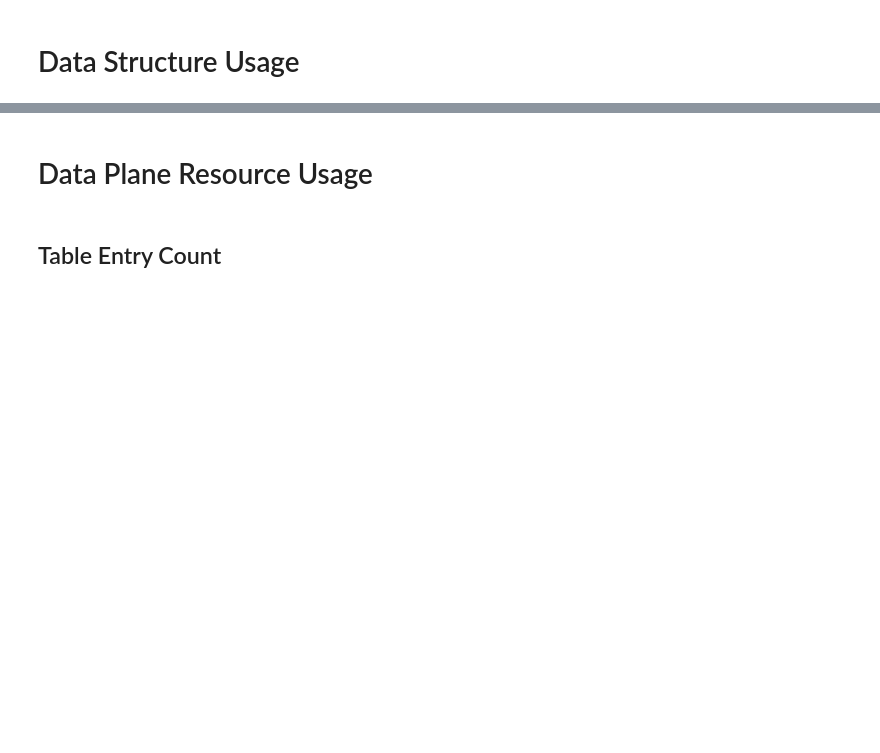
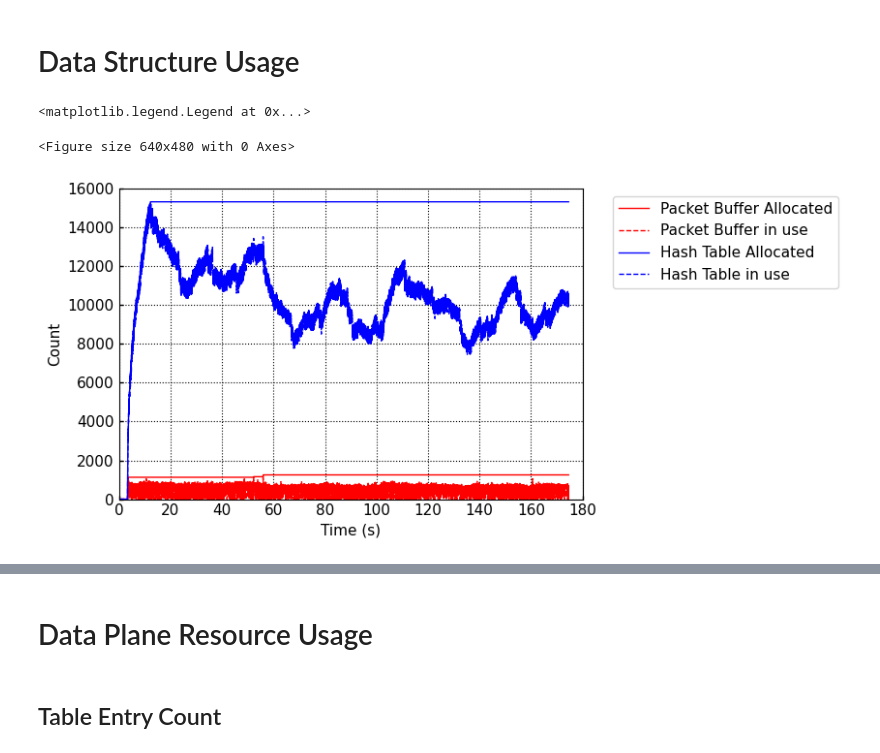
Before and after one commit to zhihao1998/ChamaleoNet, a Jupyter notebook: analysis/pkt_process_time.ipynb, the cells around one changed output, grey strips where cells are left out. Drawn from its saved outputs; the diff is of its cells as text; code cells hidden in the pictures; blank space fills up the shorter version.

```diff
--- a/analysis/pkt_process_time.ipynb
+++ b/analysis/pkt_process_time.ipynb
@@ -146,3 +147,25 @@ CYCLER_LINES=(cycler('color', mcolor_lists[:30]) +
                                    '-', '--', '-.', ':', (0, (3, 1, 1, 1)), (0, (1, 10)), (0,
                                                                                            (10, 6)), (0, (5, 5)), (0, (5, 10)), (0, (3, 10)),
                                    '-', '--', '-.', ':']))
+# %%
+# buffered packet count
+
+fastplot.plot([('Packet Buffer Allocated', (stats_df['time'], stats_df['pkt_list_count_tot'])),
+              ('Packet Buffer in use', (stats_df['time'], stats_df['pkt_list_count_use'])),
+               ('Hash Table Allocated', (stats_df['time'], stats_df['flow_hash_list_count_tot'])),
+              ('Hash Table in use', (stats_df['time'], stats_df['flow_hash_list_count_use']))
+              ],
+              None,
+              mode='line_multi',
+              legend=True,
+              figsize=(6, 4), grid=True,
+              # xlim=(stats_df['time'].min(), stats_df['time'].min() + pd.Timedelta('5 seconds')),
+              # yscale='log', ylim=(10**3, 10**4),
+              cycler=CYCLER_LINES,
+              xlabel='Time (s)',
+              ylabel='Count')
+plt.legend(loc=2, bbox_to_anchor=(1.05,1.0))
+# %% [output]
+<matplotlib.legend.Legend at 0x...>
+<Figure size 640x480 with 0 Axes>
+[figure, added]
```
Also changed, not shown: parts of 18 cells of this notebook, 5 other files.
